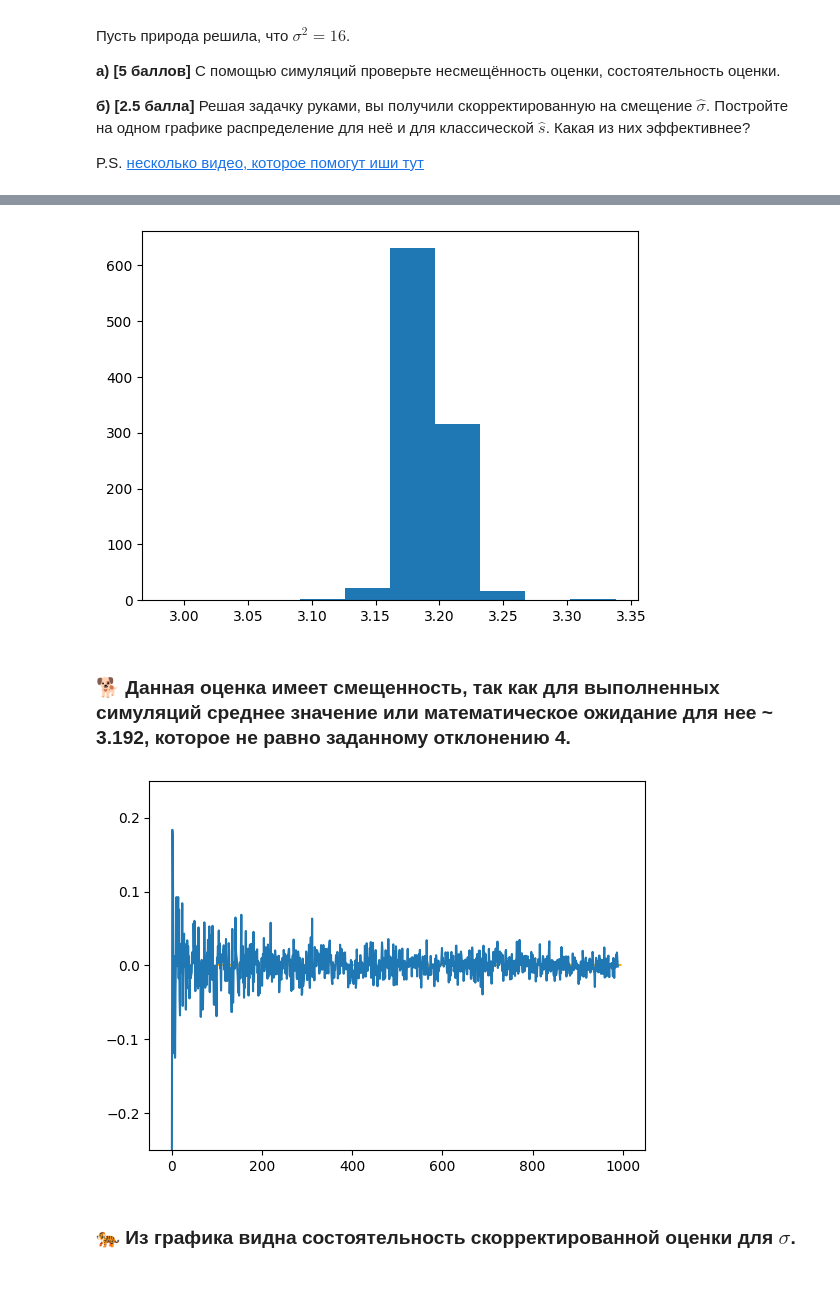
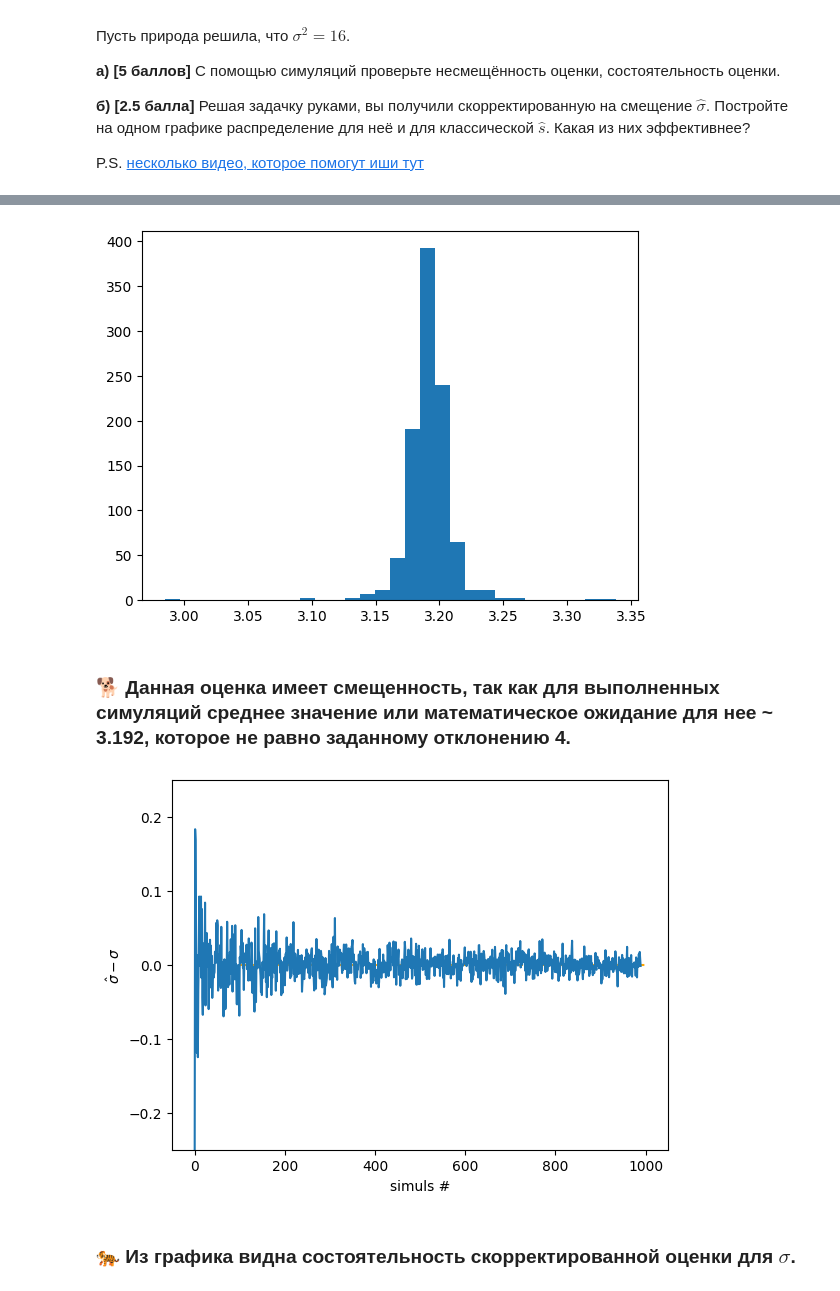
Before and after one commit to zhus-dika/math_home_works, a Jupyter notebook: hw_01_27_dzhusupova.ipynb, the cells around one changed output, grey strips where cells are left out. Saved outputs shown, nothing was run; the diff lists cells and outputs as text; code cells hidden in the pictures.

```diff
--- a/hw_01_27_dzhusupova.ipynb
+++ b/hw_01_27_dzhusupova.ipynb
@@ -327,7 +328,7 @@ plt.show()
 # %%
-plt.hist(sigma_hat);
+plt.hist(sigma_hat, bins=30);
 # %% [output]
-[figure, old version]
+[figure, new version]
 # %% [markdown]
 ### 🐕 Данная оценка имеет смещенность, так как для выполненных симуляций среднее значение или математическое ожидание для нее ~ 3.192, которое не равно заданному отклонению 4.
 # %%
@@ -337,9 +338,11 @@ diffs = [i - sigma for i in sigma_hat_corrected]
 # %%
 epsilon = 10**(-3)
 plt.hlines(y=0, xmin=0, xmax=1000, linestyles='dashed', colors='orange')
 plt.ylim([-0.25, 0.25])
+plt.xlabel('simuls #', fontsize=10)
+plt.ylabel('$\hat{\sigma} - \sigma$', fontsize=10)
 plt.plot(diffs);
 # %% [output]
-[figure, old version]
+[figure, new version]
 # %% [markdown]
 ### 🐅 Из графика видна состоятельность скорректированной оценки для $\sigma$.
```
Also changed, not shown: parts of 4 cells of this notebook.
